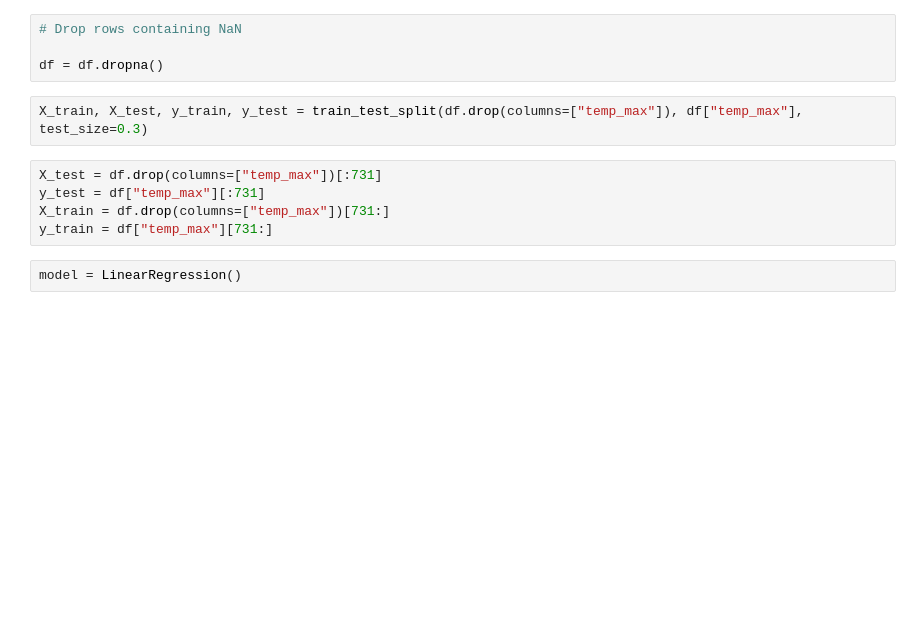
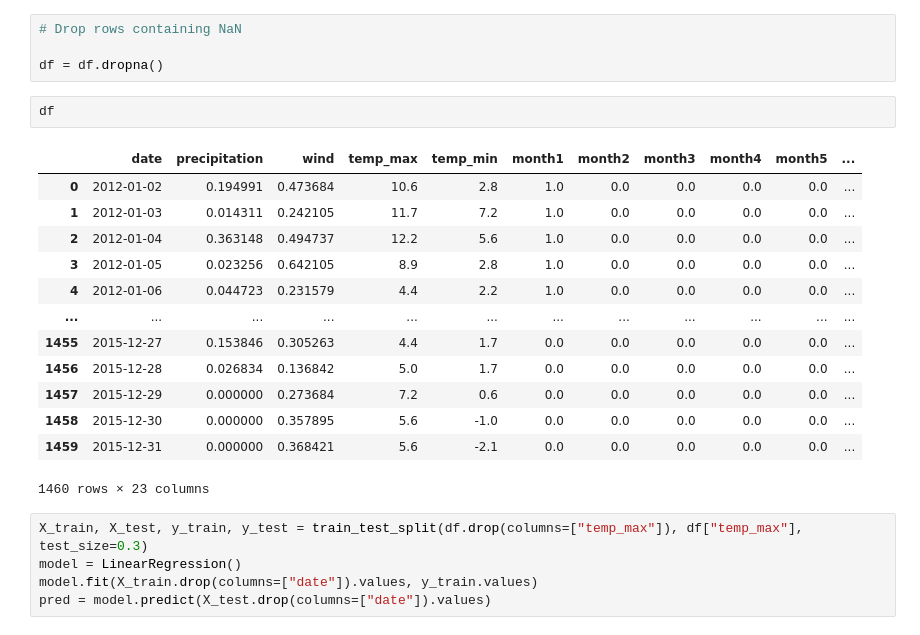
Before and after one commit to DSS3113/ApplyAI-Group-6, a Jupyter notebook: updated_lin_reg.ipynb, the cells around one changed output. Saved outputs shown, nothing was run; the diff lists cells and outputs as text; blank space fills up the shorter version.

```diff
--- a/updated_lin_reg.ipynb
+++ b/updated_lin_reg.ipynb
@@ -71,12 +74,24 @@ for key, val in orig_df["weather"].items():
 # Drop rows containing NaN
 
 df = df.dropna()
+# %%
+df
+# %% [output]
+|  | date | precipitation | wind | temp_max | temp_min | month1 | month2 | month3 | month4 | month5 | ... |
+| 0 | 2012-01-02 | 0.194991 | 0.473684 | 10.6 | 2.8 | 1.0 | 0.0 | 0.0 | 0.0 | 0.0 | ... |
+| 1 | 2012-01-03 | 0.014311 | 0.242105 | 11.7 | 7.2 | 1.0 | 0.0 | 0.0 | 0.0 | 0.0 | ... |
+| 2 | 2012-01-04 | 0.363148 | 0.494737 | 12.2 | 5.6 | 1.0 | 0.0 | 0.0 | 0.0 | 0.0 | ... |
+| 3 | 2012-01-05 | 0.023256 | 0.642105 | 8.9 | 2.8 | 1.0 | 0.0 | 0.0 | 0.0 | 0.0 | ... |
+| 4 | 2012-01-06 | 0.044723 | 0.231579 | 4.4 | 2.2 | 1.0 | 0.0 | 0.0 | 0.0 | 0.0 | ... |
+| ... | ... | ... | ... | ... | ... | ... | ... | ... | ... | ... | ... |
+| 1455 | 2015-12-27 | 0.153846 | 0.305263 | 4.4 | 1.7 | 0.0 | 0.0 | 0.0 | 0.0 | 0.0 | ... |
+| 1456 | 2015-12-28 | 0.026834 | 0.136842 | 5.0 | 1.7 | 0.0 | 0.0 | 0.0 | 0.0 | 0.0 | ... |
+| 1457 | 2015-12-29 | 0.000000 | 0.273684 | 7.2 | 0.6 | 0.0 | 0.0 | 0.0 | 0.0 | 0.0 | ... |
+| 1458 | 2015-12-30 | 0.000000 | 0.357895 | 5.6 | -1.0 | 0.0 | 0.0 | 0.0 | 0.0 | 0.0 | ... |
+| 1459 | 2015-12-31 | 0.000000 | 0.368421 | 5.6 | -2.1 | 0.0 | 0.0 | 0.0 | 0.0 | 0.0 | ... |
+1460 rows × 23 columns
 # %%
 X_train, X_test, y_train, y_test = train_test_split(df.drop(columns=["temp_max"]), df["temp_max"], test_size=0.3)
+model = LinearRegression()
+model.fit(X_train.drop(columns=["date"]).values, y_train.values)
+pred = model.predict(X_test.drop(columns=["date"]).values)
-# %%
-X_test = df.drop(columns=["temp_max"])[:731]
-y_test = df["temp_max"][:731]
-X_train = df.drop(columns=["temp_max"])[731:]
-y_train = df["temp_max"][731:]
-# %%
-model = LinearRegression()
```
Also changed, not shown: parts of 11 cells of this notebook.
